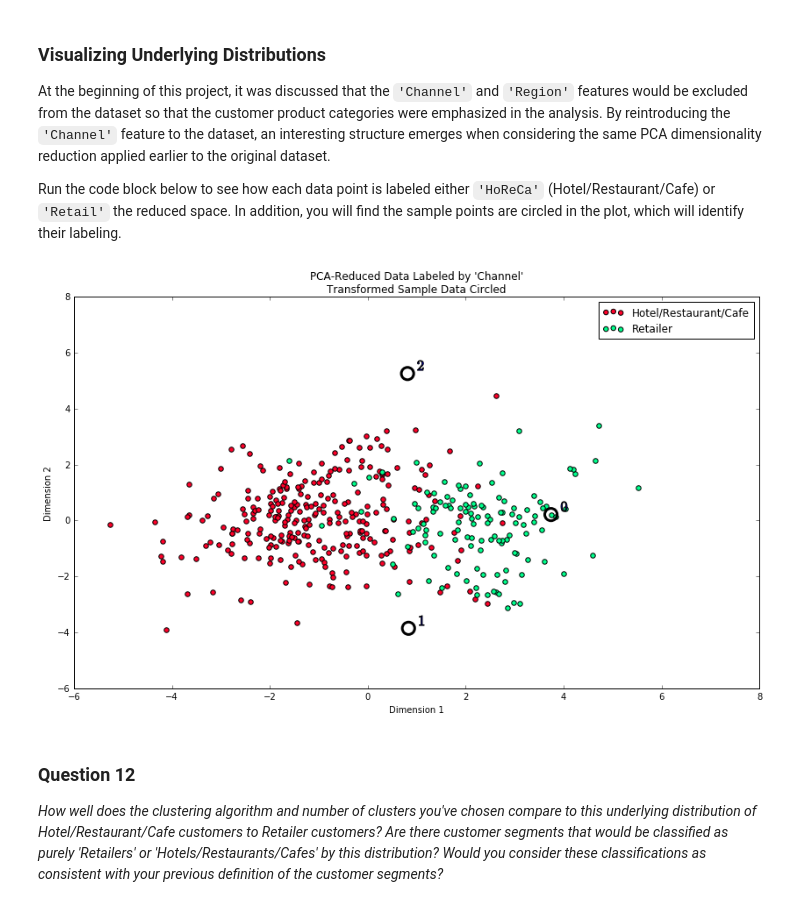
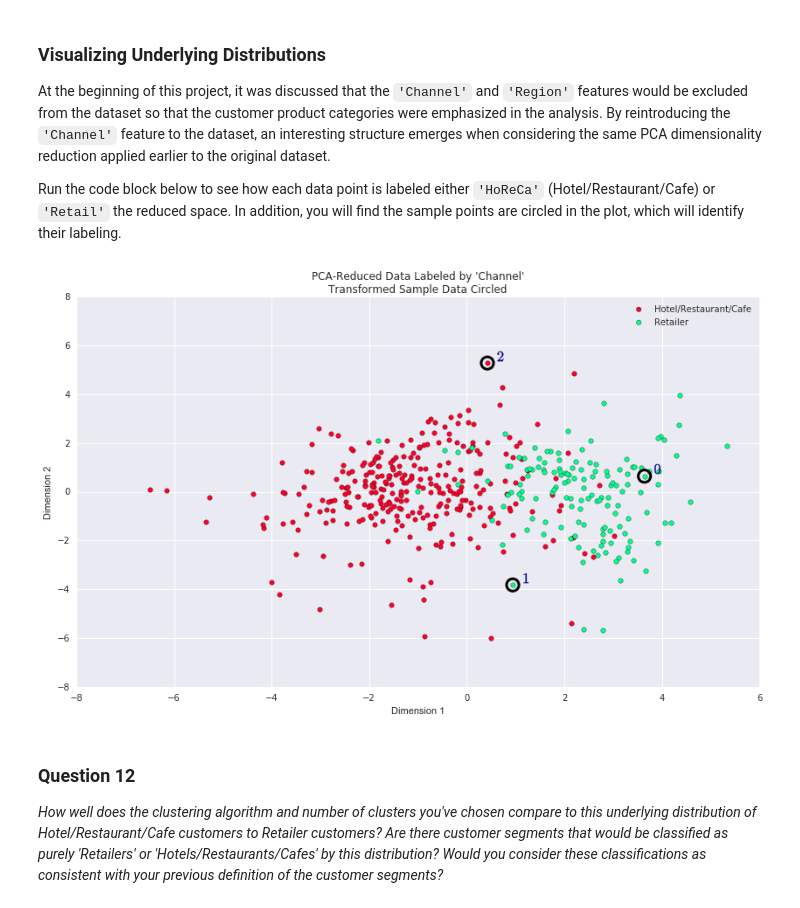
Before and after one commit to shubhamlal11/Machine-Learning-Udacity-Nanodegree, a Jupyter notebook: customer_segments/customer_segments.ipynb, the cells around one changed output. Saved outputs shown, nothing was run; the diff lists cells and outputs as text; code cells hidden in the pictures.

```diff
--- a/customer_segments/customer_segments.ipynb
+++ b/customer_segments/customer_segments.ipynb
@@ -66,6 +66,11 @@ indices = [49,109,183]
 samples = pd.DataFrame(data.loc[indices], columns = data.keys()).reset_index(drop = True)
 print "Chosen samples of wholesale customers dataset:"
 display(samples)
+
+import seaborn as sns
+samples_bar = samples.append(data.describe().loc['mean'])
+samples_bar.index = indices + ['mean']
+_ = samples_bar.plot(kind='bar', figsize=(14,6))
 # %% [output]
 Chosen samples of wholesale customers dataset:
 |  | Fresh | Milk | Grocery | Frozen | Detergents_Paper | Delicatessen |
@@ -190,6 +227,8 @@ In the code block below, you will need to implement the following:
 **NOTE:** If you choose to remove any outliers, ensure that the sample data does not contain any of these points!
 Once you have performed this implementation, the dataset will be stored in the variable `good_data`.
 # %%
+from collections import Counter
+
 # For each feature find the data points with extreme high or low values
 outliers = []
 for feature in log_data.keys():
@@ -210,10 +249,17 @@ for feature in log_data.keys():
     outliers += (log_data[~((log_data[feature] >= Q1 - step) & (log_data[feature] <= Q3 + step))]).index.tolist()
 
 # OPTIONAL: Select the indices for data points you wish to remove
-print "Outlier Indices : ",outliers
+print "\nOutlier Indices : ",outliers
+
+counter = Counter(outliers)
+repeated_outliers=[]
+for el in counter.elements():
+    if counter[el]>1:
+        repeated_outliers.append(el)
+print "\n\nFollowing records are outliers for more than one feature:", list(set(repeated_outliers))
 
 # Remove the outliers, if any were specified
-good_data = log_data.drop(log_data.index[outliers]).reset_index(drop = True)
+good_data = log_data.drop(log_data.index[repeated_outliers]).reset_index(drop = True)
 # %% [output]
 Data points considered outliers for the feature 'Fresh':
 |  | Fresh | Milk | Grocery | Frozen | Detergents_Paper | Delicatessen |
@@ -567,9 +623,9 @@ At the beginning of this project, it was discussed that the `'Channel'` and `'Re
 Run the code block below to see how each data point is labeled either `'HoReCa'` (Hotel/Restaurant/Cafe) or `'Retail'` the reduced space. In addition, you will find the sample points are circled in the plot, which will identify their labeling.
 # %%
 # Display the clustering results based on 'Channel' data
-vs.channel_results(reduced_data, outliers, pca_samples)
+vs.channel_results(reduced_data, repeated_outliers, pca_samples)
 # %% [output]
-[figure, old version]
+[figure, new version]
 # %% [markdown]
 ### Question 12
 *How well does the clustering algorithm and number of clusters you've chosen compare to this underlying distribution of Hotel/Restaurant/Cafe customers to Retailer customers? Are there customer segments that would be classified as purely 'Retailers' or 'Hotels/Restaurants/Cafes' by this distribution? Would you consider these classifications as consistent with your previous definition of the customer segments?*
```
Also changed, not shown: parts of 15 cells of this notebook.
